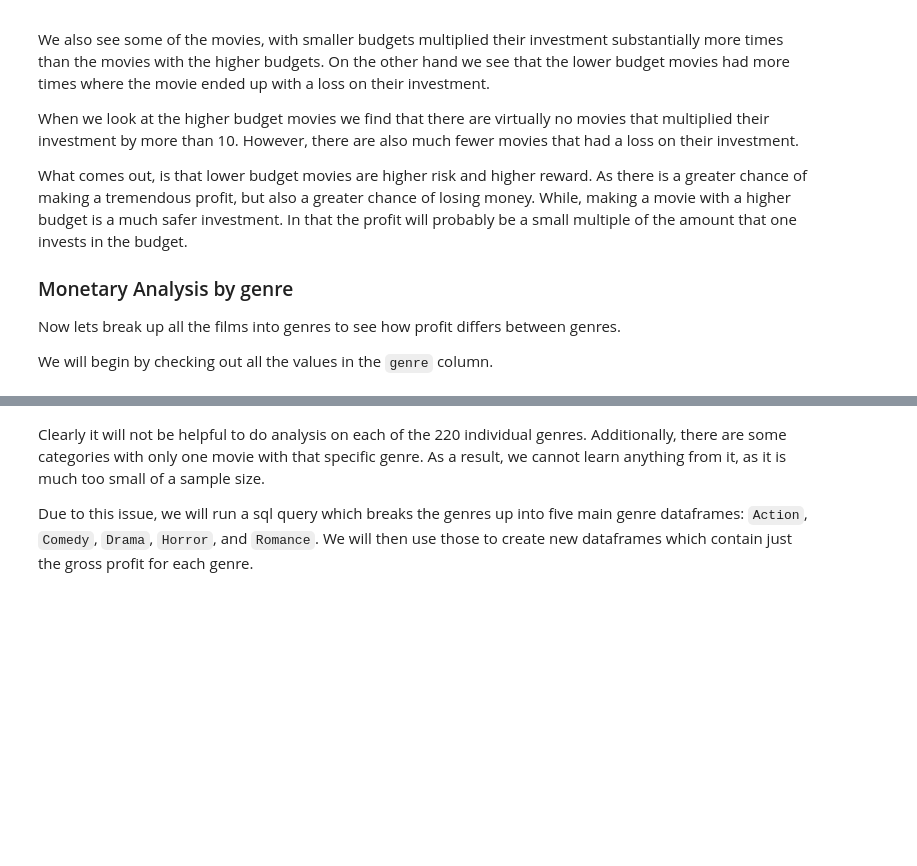
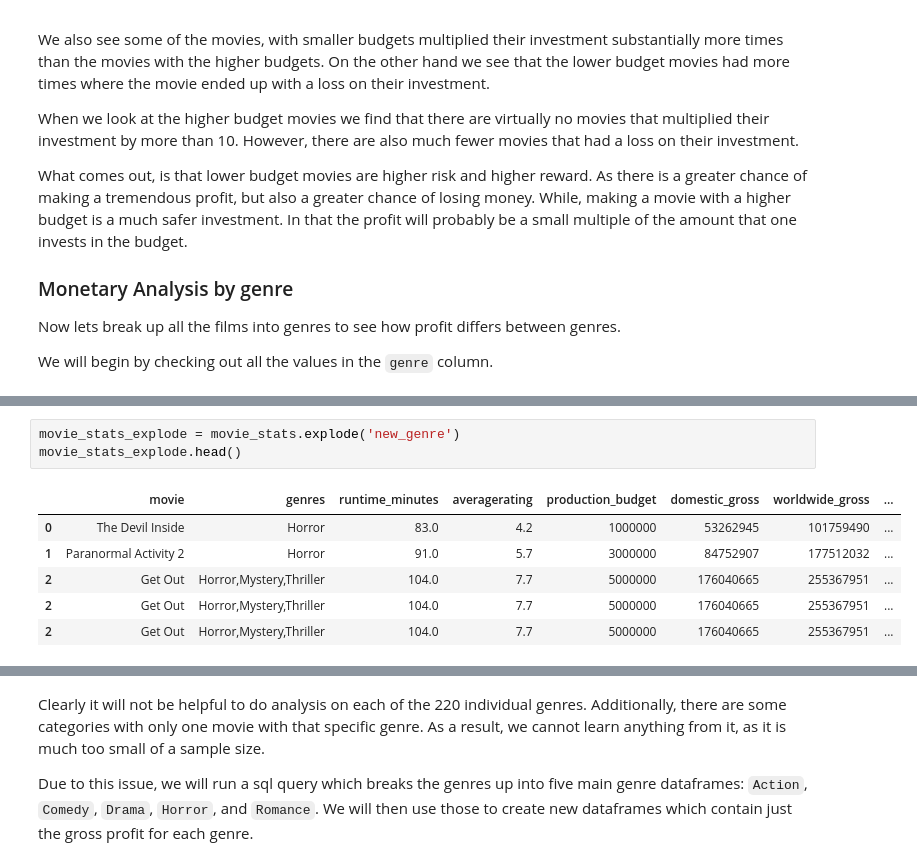
Before and after one commit to joshuaedelstein15/Phase1_Project, a Jupyter notebook: Movie_Analysis.ipynb, the cells around one changed output, grey strips where cells are left out. Cells and saved outputs as stored; diff of their text form; blank space fills up the shorter version.

```diff
--- a/Movie_Analysis.ipynb
+++ b/Movie_Analysis.ipynb
@@ -294,0 +307,10 @@ Name: genres, Length: 220, dtype: int64
+# %%
+movie_stats_explode = movie_stats.explode('new_genre')
+movie_stats_explode.head()
+# %% [output]
+|  | movie | genres | runtime_minutes | averagerating | production_budget | domestic_gross | worldwide_gross | ... |
+| 0 | The Devil Inside | Horror | 83.0 | 4.2 | 1000000 | 53262945 | 101759490 | ... |
+| 1 | Paranormal Activity 2 | Horror | 91.0 | 5.7 | 3000000 | 84752907 | 177512032 | ... |
+| 2 | Get Out | Horror,Mystery,Thriller | 104.0 | 7.7 | 5000000 | 176040665 | 255367951 | ... |
+| 2 | Get Out | Horror,Mystery,Thriller | 104.0 | 7.7 | 5000000 | 176040665 | 255367951 | ... |
+| 2 | Get Out | Horror,Mystery,Thriller | 104.0 | 7.7 | 5000000 | 176040665 | 255367951 | ... |
```
Also changed, not shown: parts of 4 cells of this notebook, 1 other file.
